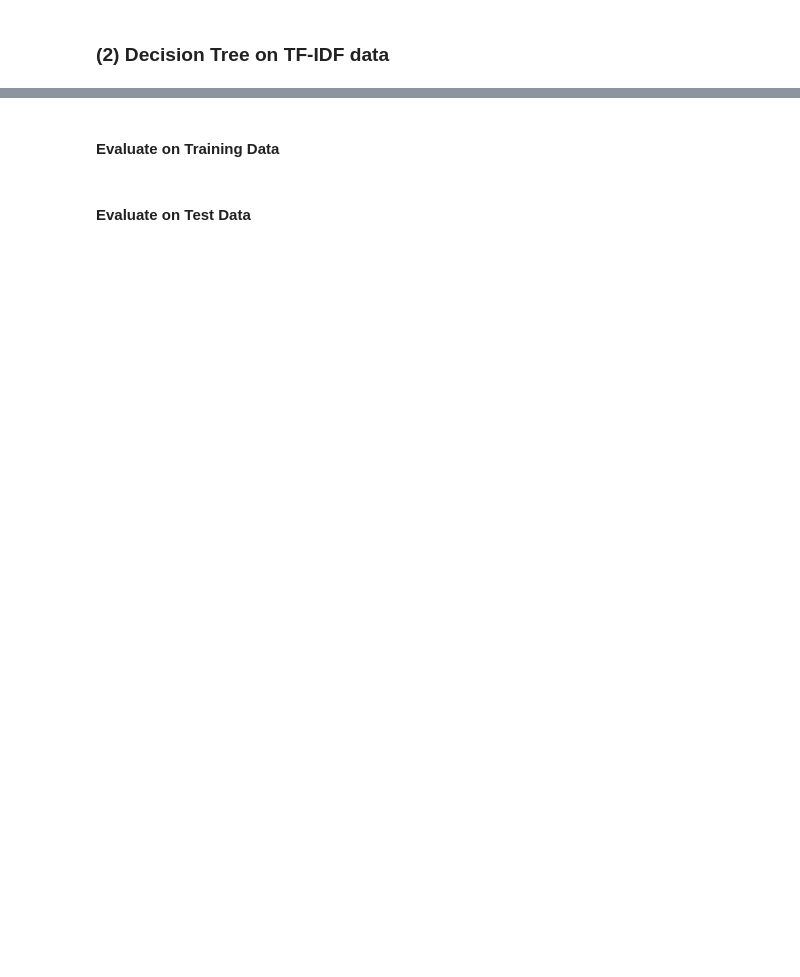
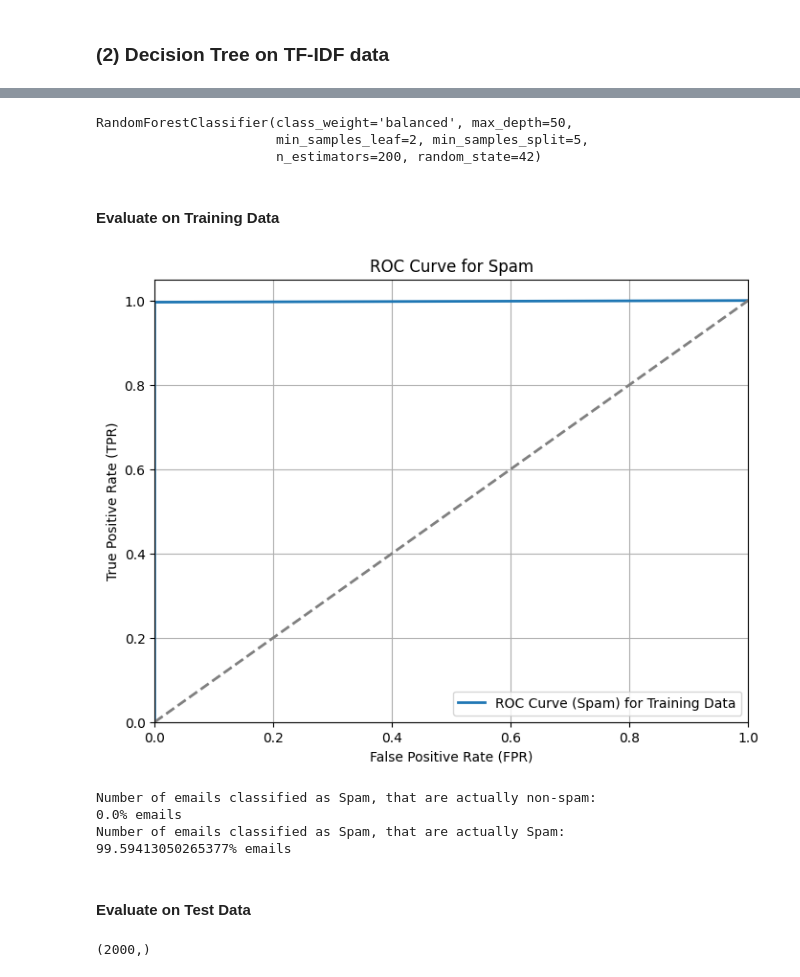
Before and after one commit to kushal-10/fantastic-eureka, a Jupyter notebook: random_forests.ipynb, the cells around one changed output, grey strips where cells are left out. Cells and saved outputs as stored; diff of their text form; code cells hidden in the pictures; blank space fills up the shorter version.

```diff
--- a/random_forests.ipynb
+++ b/random_forests.ipynb
@@ -172,15 +200,16 @@ Y_train_bow.shape #(8000, 1)
 #Find best parameters
 
 # Initialize classifier
-dt_clf = DecisionTreeClassifier(class_weight='balanced', random_state=42)
+rf_clf = RandomForestClassifier(class_weight='balanced', random_state=42)
 
 # Define Hyperparameters
 hyperparameters = {
                    'criterion': ['gini', 'entropy'],
-                   'max_depth': [None, 10, 20, 30, 40, 50],
-                   'min_samples_split': [2, 5, 10],
-                   'min_samples_leaf': [1, 2, 4]
+                   'n_estimators': [200, 300],
+                   'max_depth': [30, 40, 50],
+                   'min_samples_split': [5, 10],
+                   'min_samples_leaf': [2, 4]
                    }
 
-grid_search = GridSearchCV(estimator=dt_clf, param_grid=hyperparameters, cv=5, scoring='roc_auc')
+grid_search = GridSearchCV(estimator=rf_clf, param_grid=hyperparameters, cv=5, scoring='roc_auc')
 grid_search.fit(X_train_bow, Y_train_bow)
@@ -190,54 +234,74 @@ best_params
+# %%
+best_params = {'criterion': 'gini',
+ 'max_depth': 50,
+ 'min_samples_leaf': 2,
+ 'min_samples_split': 5,
+ 'n_estimators': 200}
 # %%
-dt_clf_best = DecisionTreeClassifier(**best_params, class_weight='balanced', random_state=42)
-dt_clf_best.fit(X_train_bow, Y_train_bow)
+rf_clf_best = RandomForestClassifier(**best_params, class_weight='balanced', random_state=42)
+rf_clf_best.fit(X_train_bow, Y_train_bow)
+# %% [output]
+RandomForestClassifier(class_weight='balanced', max_depth=50,
+                       min_samples_leaf=2, min_samples_split=5,
+                       n_estimators=200, random_state=42)
 # %% [markdown]
 #### Evaluate on Training Data
 # %%
 # Set a Threshold to classify an email as Spam
 
-pred_probs_train = dt_clf_best.predict_proba(X_train_bow)
-threshold = 0.5 # No difference till 0.97
+pred_probs_train = rf_clf_best.predict_proba(X_train_bow)
+threshold = 0.7
 pred_prob_threshold = []
 
 for i in range(len(pred_probs_train)):
     if pred_probs_train[i][1] > threshold:
         pred_prob_threshold.append(1)
     else:
         pred_prob_threshold.append(-1)
 
 
 # Calculate ROC curve for class +1 (Spam)
 fpr_spam, tpr_spam, _ = roc_curve(Y_train_bow, pred_prob_threshold, pos_label=1)
 
 plt.figure(figsize=(8, 6))
 plt.plot(fpr_spam, tpr_spam, lw=2, label='ROC Curve (Spam) for Training Data')
 plt.plot([0, 1], [0, 1], color='gray', linestyle='--', lw=2)
 plt.xlim([0.0, 1.0])
 plt.ylim([0.0, 1.05])
 plt.xlabel('False Positive Rate (FPR)')
 plt.ylabel('True Positive Rate (TPR)')
 plt.title('ROC Curve for Spam')
 plt.legend(loc='lower right')
 plt.grid(True)
 plt.show()
 
 # False Positive rate for this ROC gives the number of emails that are legitimate, but classified as spam
 print("Number of emails classified as Spam, that are actually non-spam: ")
 print(str(fpr_spam[1]*100) + "% emails")
+
+print("Number of emails classified as Spam, that are actually Spam: ")
+print(str(tpr_spam[1]*100) + "% emails")
+# %% [output]
+[figure, added]
+Number of emails classified as Spam, that are actually non-spam:
+0.0% emails
+Number of emails classified as Spam, that are actually Spam:
+99.59413050265377% emails
 # %% [markdown]
 #### Evaluate on Test Data
 # %%
 # Evaluate on test data
 
-# Load the dataset for evaluation
-test_bow = scipy.io.loadmat('datasets/top_nk_test.mat')
+# Load the dataset
+test_bow = scipy.io.loadmat('datasets/test_df.mat')
 X_test_bow = test_bow['X']
 X_test_bow = X_test_bow.toarray()
-X_test_bow = pd.DataFrame(X_test_bow)
-# X_test_bow.shape # (2000, 10000)
+X_test_bow.shape # (2000, 5000)
 
 Y_test_bow = test_bow['Y']
 Y_test_bow = Y_test_bow.toarray()
-Y_test_bow = pd.DataFrame(Y_test_bow)
-Y_test_bow.shape #(2000, 1)
+Y_test_bow = Y_test_bow.ravel()
+Y_test_bow.shape #(2000,)
+# %% [output]
+(2000,)
 # %%
```
Also changed, not shown: parts of 15 cells of this notebook, 1 other file.
